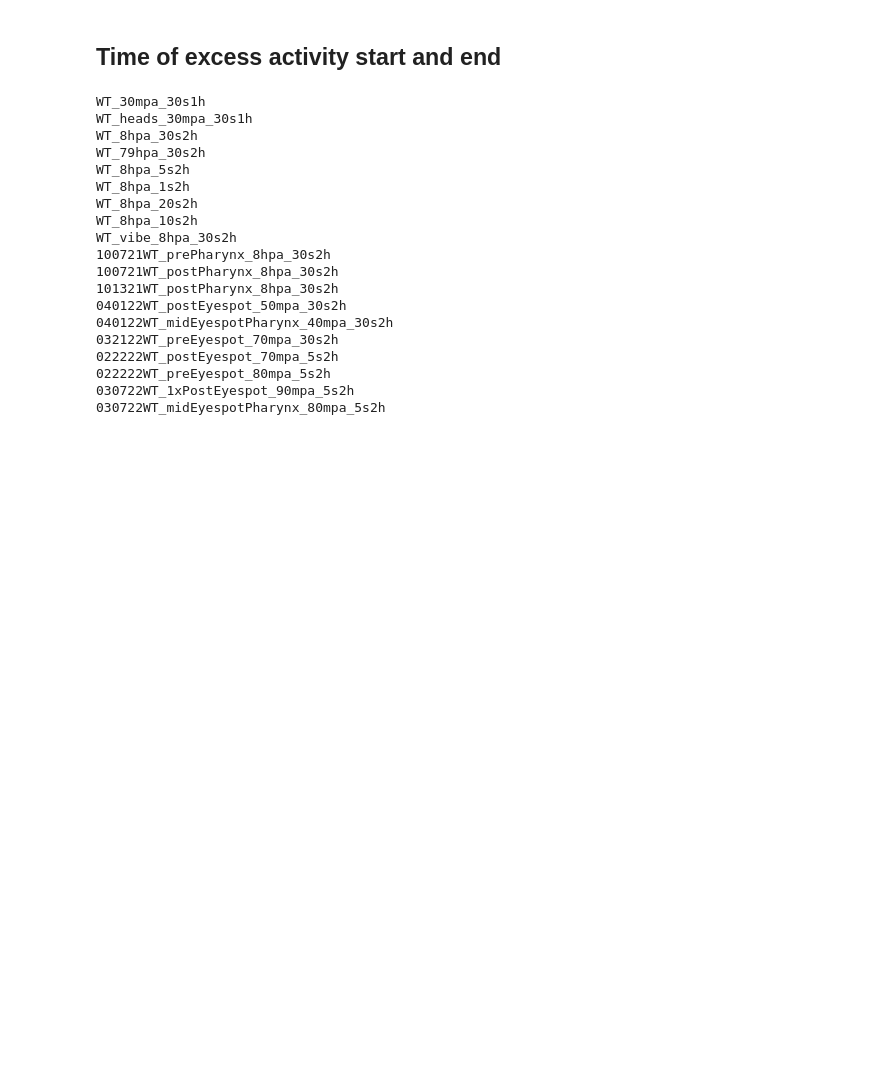
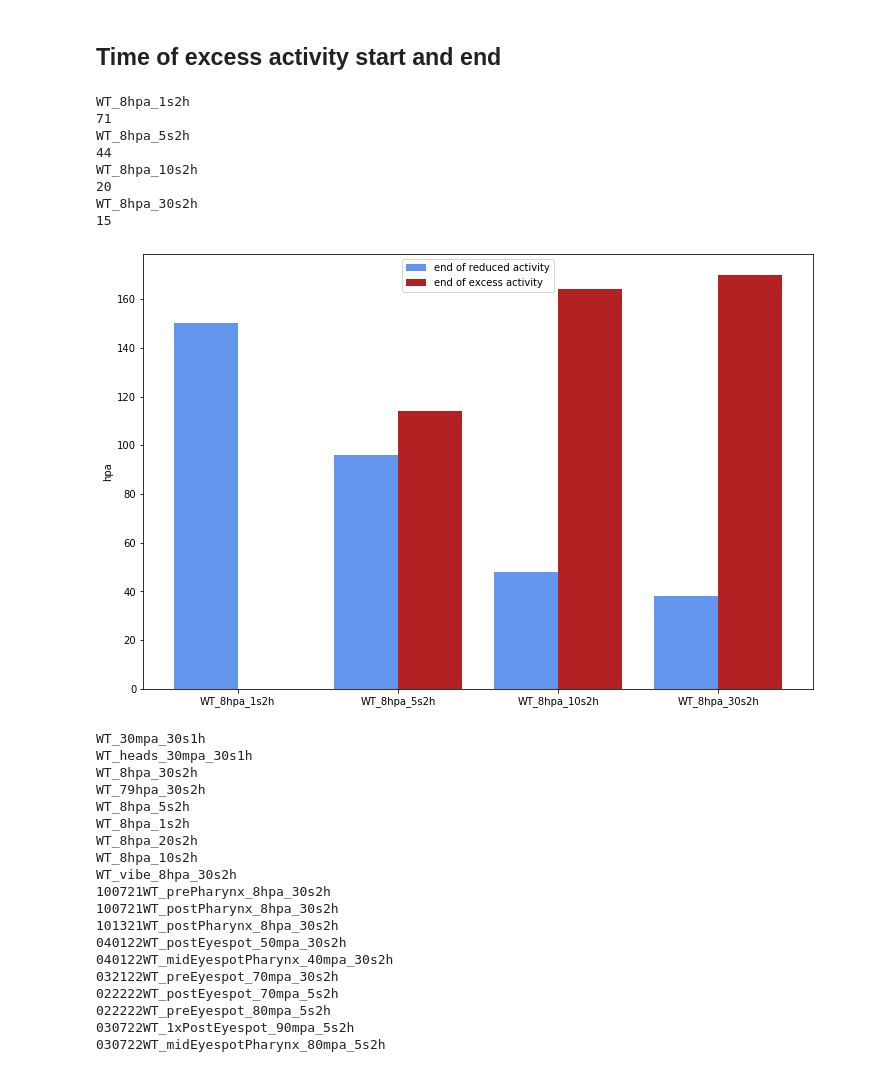
Before and after one commit to samuelbray32/behavior-lite, a Jupyter notebook: publication_regeneration.ipynb, the cells around one changed output. Drawn from its saved outputs; the diff is of its cells as text; code cells hidden in the pictures; blank space fills up the shorter version.

```diff
--- a/publication_regeneration.ipynb
+++ b/publication_regeneration.ipynb
@@ -128,5 +133,18 @@ for i in result.keys():
 # %% [markdown]
 ## Time of excess activity start and end
 # %%
-from tools.results_regeneration import excess_activity_regeneration
-excess_activity_regeneration(n_boot=1e3,pool=1)
+# from tools.results_regeneration import excess_activity_regeneration
+# excess_activity_regeneration(n_boot=1e1,pool=1)
+
+from tools.results_regeneration import excess_activity_regeneration_v072722
+fig,ax=excess_activity_regeneration_v072722(n_boot=1e3,pool=12)
+# %% [output]
+WT_8hpa_1s2h
+71
+WT_8hpa_5s2h
+44
+WT_8hpa_10s2h
+20
+WT_8hpa_30s2h
+15
+[figure, added]
```
Also changed, not shown: parts of 4 cells of this notebook, 1 other file.
